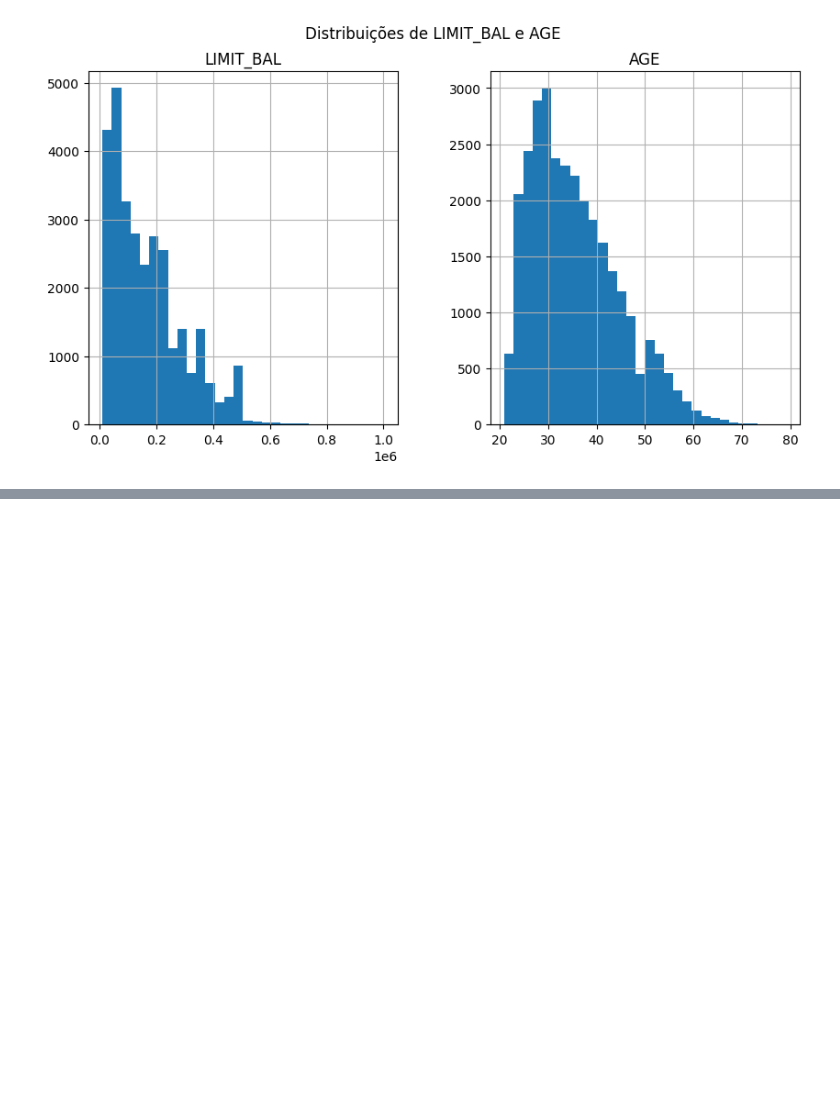
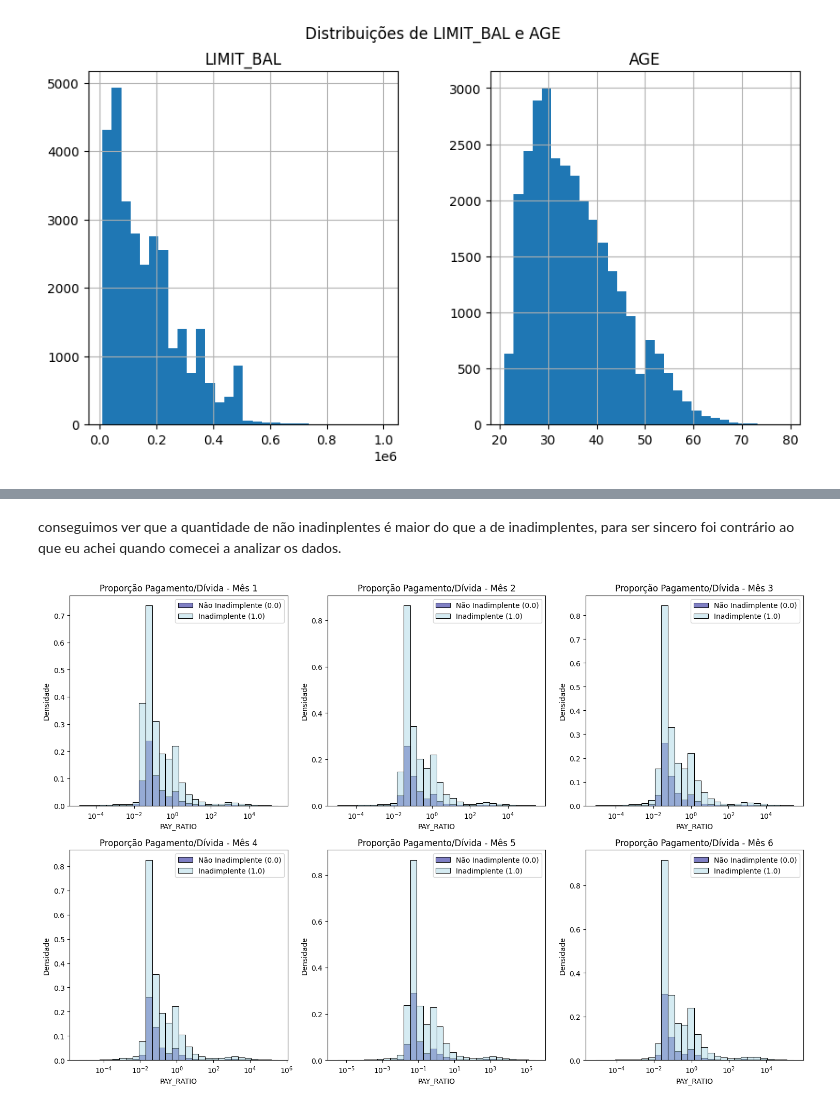
Before and after one commit to Micaelferrari/aprendizado-supervisionado, a Jupyter notebook: AprendizadoSuperisionado.ipynb, the cells around one changed output, grey strips where cells are left out. Cells and saved outputs as stored; diff of their text form; code cells hidden in the pictures; blank space fills up the shorter version.

```diff
--- a/AprendizadoSuperisionado.ipynb
+++ b/AprendizadoSuperisionado.ipynb
@@ -277,0 +355,30 @@ plt.show()
+# %% [markdown]
+conseguimos ver que a quantidade de não inadinplentes é maior do que a de inadimplentes, para ser sincero foi contrário ao que eu achei quando comecei a analizar os dados.
+# %%
+
+# Criar as colunas PAY_RATIO para os seis meses
+for i in range(1, 7):
+    df[f'PAY_RATIO_{i}'] = df[f'PAY_AMT{i}'] / (df[f'BILL_AMT{i}'] + 1)
+
+# Criar uma grade de subplots (2 linhas x 3 colunas)
+fig, axes = plt.subplots(2, 3, figsize=(15, 10))  # Ajuste o tamanho para melhor visualização
+axes = axes.flatten()  # Transforma a grade em uma lista 1D para facilitar o loop
+
+# Definir a paleta personalizada (azul claro para 0.0, azul escuro para 1.0)
+custom_palette = ['#ADD8E6', '#00008B']
+
+# Gerar histogramas para cada mês
+for i, ax in enumerate(axes):
+    if i < 6:  # Garante que só criamos 6 gráficos
+        sns.histplot(data=df, x=f'PAY_RATIO_{i+1}', hue='default_payment_next_month', bins=30,
+                     stat='density', log_scale=True, palette=custom_palette, ax=ax)
+        ax.set_title(f'Proporção Pagamento/Dívida - Mês {i+1}')
+        ax.set_xlabel('PAY_RATIO')
+        ax.set_ylabel('Densidade')
+        ax.legend(labels=['Não Inadimplente (0.0)', 'Inadimplente (1.0)'])
+
+# Ajustar o layout e exibir
+plt.tight_layout()
+plt.show()
+# %% [output]
+[figure, added]
```
Also changed, not shown: parts of 11 cells of this notebook.
